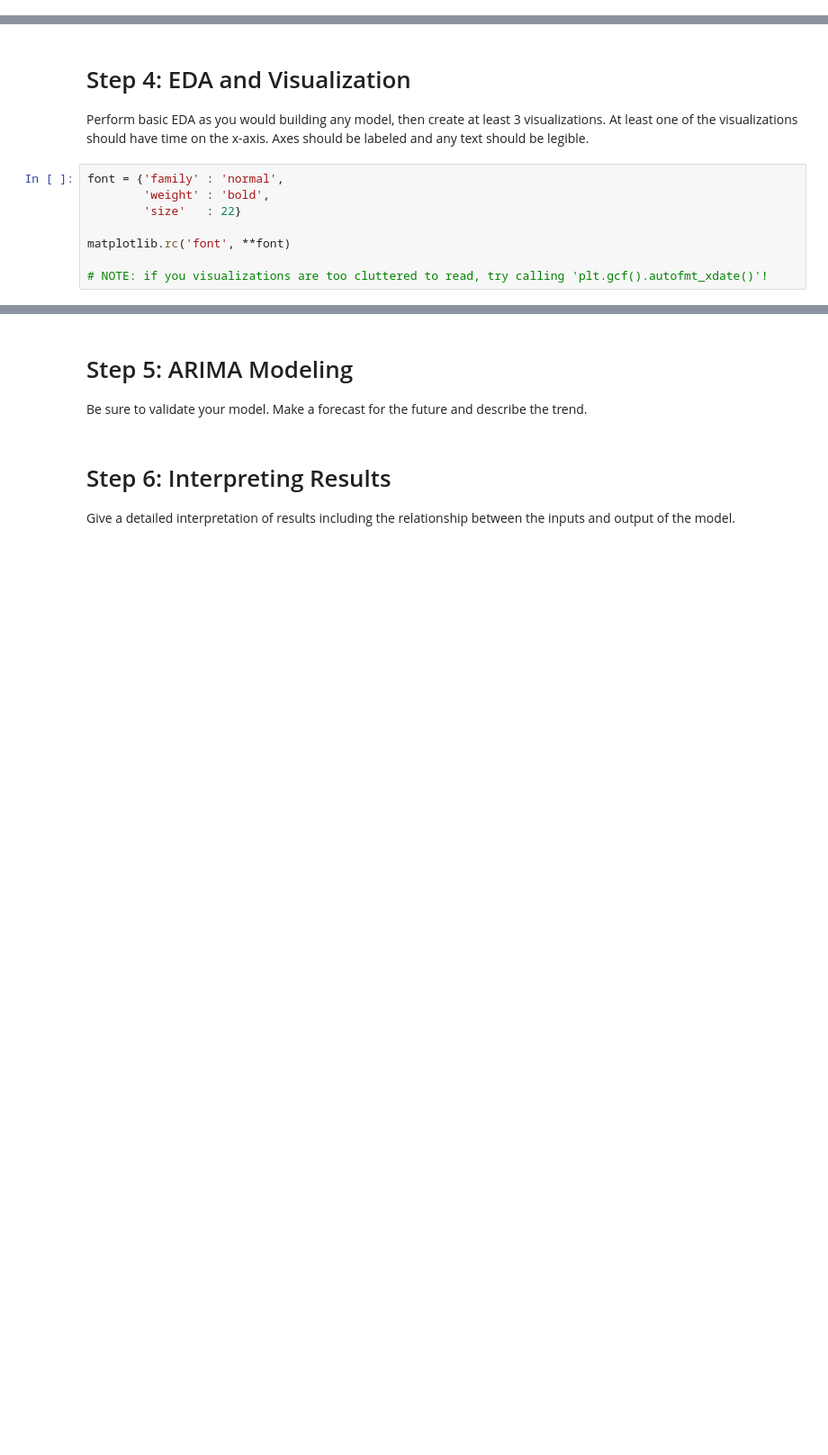
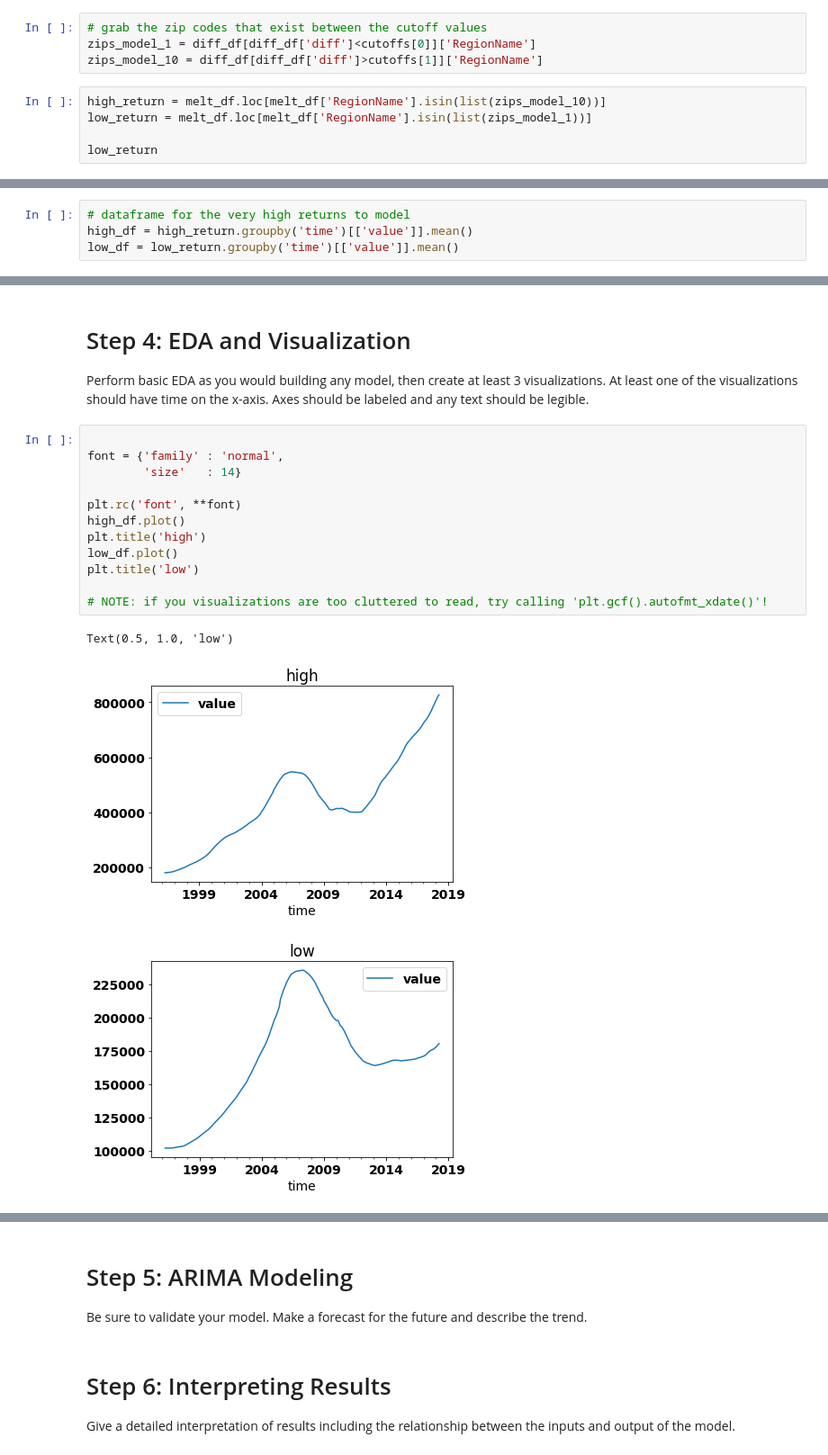
Before and after one commit to krbarounis/Zillow-Project, a Jupyter notebook: mod_4_starter_notebook.ipynb, the cells around one changed output, grey strips where cells are left out. Shown: that part at 90% size. Drawn from its saved outputs; the diff is of its cells as text; blank space fills up the shorter version.

```diff
--- a/mod_4_starter_notebook.ipynb
+++ b/mod_4_starter_notebook.ipynb
@@ -144,0 +108,9 @@ IQR = [diff_df.diff.quantile(0.1), diff_df.diff.quantile(0.2), diff_df.diff.quan
+# %%
+# grab the zip codes that exist between the cutoff values
+zips_model_1 = diff_df[diff_df['diff']<cutoffs[0]]['RegionName']
+zips_model_10 = diff_df[diff_df['diff']>cutoffs[1]]['RegionName']
+# %%
+high_return = melt_df.loc[melt_df['RegionName'].isin(list(zips_model_10))]
+low_return = melt_df.loc[melt_df['RegionName'].isin(list(zips_model_1))]
+
+low_return
@@ -144,0 +136,4 @@ IQR = [diff_df.diff.quantile(0.1), diff_df.diff.quantile(0.2), diff_df.diff.quan
+# %%
+# dataframe for the very high returns to model
+high_df = high_return.groupby('time')[['value']].mean()
+low_df = low_return.groupby('time')[['value']].mean()
@@ -146,10 +161,18 @@ IQR = [diff_df.diff.quantile(0.1), diff_df.diff.quantile(0.2), diff_df.diff.quan
 # Step 4: EDA and Visualization
 Perform basic EDA as you would building any model, then create at least 3 visualizations.  At least one of the visualizations should have time on the x-axis.  Axes should be labeled and any text should be legible.
 # %%
+
 font = {'family' : 'normal',
-        'weight' : 'bold',
-        'size'   : 22}
+        'size'   : 14}
 
-matplotlib.rc('font', **font)
+plt.rc('font', **font)
+high_df.plot()
+plt.title('high')
+low_df.plot()
+plt.title('low')
 
 # NOTE: if you visualizations are too cluttered to read, try calling 'plt.gcf().autofmt_xdate()'!
+# %% [output]
+Text(0.5, 1.0, 'low')
+[figure, added]
+[figure, added]
```
Also changed, not shown: parts of 24 cells of this notebook.
